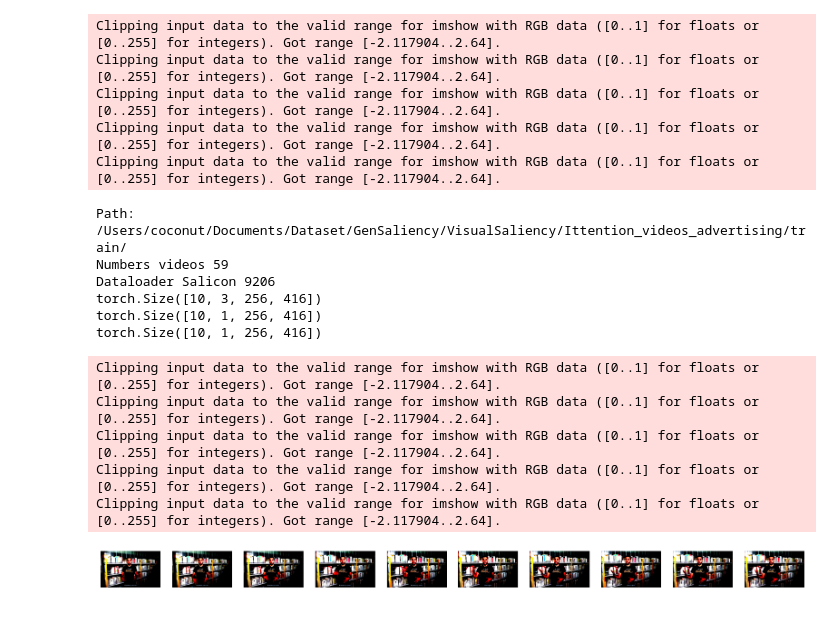
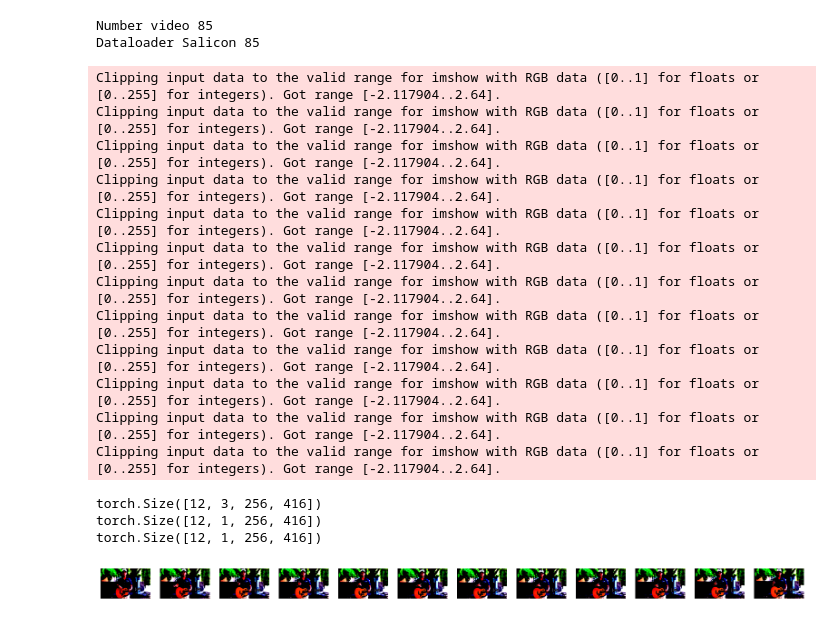
Before and after one commit to Ttibo/Unisal, a Jupyter notebook: dataloaders/test.ipynb, the cells around one changed output. Drawn from its saved outputs; the diff is of its cells as text; code cells hidden in the pictures.

Commit message:
salicon loader fix

```diff
--- a/dataloaders/test.ipynb
+++ b/dataloaders/test.ipynb
@@ -1,58 +1,60 @@
 # %%
 import importlib
-import VideoDatasetV2
-importlib.reload(VideoDatasetV2)
+import VideoDataset
+importlib.reload(VideoDataset)
 import random
-
-salicon_ = VideoDatasetV2.VideoDatasetV2(N = 10,  path="/Users/coconut/Documents/Dataset/GenSaliency/VisualSaliency/Ittention_videos_advertising/train/")
-
-# show output from dataloader
-print("Dataloader Salicon" , len(salicon_))
-img, sal, fix, _ = salicon_[1009]
-
-print(img.shape)
-print(sal.shape)
-print(fix.shape)
-# print(target_size)
 
 import torch
 import matplotlib.pyplot as plt
 import torchvision.transforms as T
 
 
 def show_images(tensor):
     # Vérifie que le tenseur a bien la forme attendue
-    assert tensor.shape == (10, 3, 256, 416), "Le tenseur doit être de la forme torch.Size([10, 3, 256, 416])"
-
     # Convertit les images en format acceptable pour matplotlib (de [C, H, W] à [H, W, C])
     to_pil_image = T.ToPILImage()
 
     # Crée une figure avec une seule ligne et 10 colonnes pour afficher les images
-    fig, axs = plt.subplots(1, 10, figsize=(20, 5))
+    fig, axs = plt.subplots(1, tensor.shape[0], figsize=(20, 5))
 
     # Parcours et affiche les 10 images
-    for i in range(10):
+    for i in range(tensor.shape[0]):
         ax = axs[i]                    # Sélectionne la sous-figure
         ax.imshow(tensor[i].permute(1,2,0))                 # Affiche l'image
         ax.axis('off')                 # Désactive les axes
 
     plt.show()
+
+
+dhf1k_ = VideoDataset.VideoDataset(  path="/Users/coconut/Documents/Dataset/GenSaliency/VisualSaliency/DHF1K/DHF1K/")
+
+# show output from dataloader
+print("Dataloader Salicon" , len(dhf1k_))
+for i in range(0 , len(dhf1k_)):
+    img, sal, fix, _ = dhf1k_[i]
+
+print(img.shape)
+print(sal.shape)
+print(fix.shape)
+# print(target_size)
+
 show_images(img)
 # %% [output]
-Clipping input data to the valid range for imshow with RGB data ([0..1] for floats or [0..255] for integers). Got range [-2.117904..2.64].
-Clipping input data to the valid range for imshow with RGB data ([0..1] for floats or [0..255] for integers). Got range [-2.117904..2.64].
-Clipping input data to the valid range for imshow with RGB data ([0..1] for floats or [0..255] for integers). Got range [-2.117904..2.64].
-Clipping input data to the valid range for imshow with RGB data ([0..1] for floats or [0..255] for integers). Got range [-2.117904..2.64].
-Clipping input data to the valid range for imshow with RGB data ([0..1] for floats or [0..255] for integers). Got range [-2.117904..2.64].
+Number video 85
+Dataloader Salicon 85
-Path: /Users/coconut/Documents/Dataset/GenSaliency/VisualSaliency/Ittention_videos_advertising/train/
-Numbers videos 59
-Dataloader Salicon 9206
-torch.Size([10, 3, 256, 416])
-torch.Size([10, 1, 256, 416])
-torch.Size([10, 1, 256, 416])
+Clipping input data to the valid range for imshow with RGB data ([0..1] for floats or [0..255] for integers). Got range [-2.117904..2.64].
+Clipping input data to the valid range for imshow with RGB data ([0..1] for floats or [0..255] for integers). Got range [-2.117904..2.64].
+Clipping input data to the valid range for imshow with RGB data ([0..1] for floats or [0..255] for integers). Got range [-2.117904..2.64].
+Clipping input data to the valid range for imshow with RGB data ([0..1] for floats or [0..255] for integers). Got range [-2.117904..2.64].
+Clipping input data to the valid range for imshow with RGB data ([0..1] for floats or [0..255] for integers). Got range [-2.117904..2.64].
+Clipping input data to the valid range for imshow with RGB data ([0..1] for floats or [0..255] for integers). Got range [-2.117904..2.64].
+Clipping input data to the valid range for imshow with RGB data ([0..1] for floats or [0..255] for integers). Got range [-2.117904..2.64].
+Clipping input data to the valid range for imshow with RGB data ([0..1] for floats or [0..255] for integers). Got range [-2.117904..2.64].
+Clipping input data to the valid range for imshow with RGB data ([0..1] for floats or [0..255] for integers). Got range [-2.117904..2.64].
+Clipping input data to the valid range for imshow with RGB data ([0..1] for floats or [0..255] for integers). Got range [-2.117904..2.64].
+Clipping input data to the valid range for imshow with RGB data ([0..1] for floats or [0..255] for integers). Got range [-2.117904..2.64].
+Clipping input data to the valid range for imshow with RGB data ([0..1] for floats or [0..255] for integers). Got range [-2.117904..2.64].
-Clipping input data to the valid range for imshow with RGB data ([0..1] for floats or [0..255] for integers). Got range [-2.117904..2.64].
-Clipping input data to the valid range for imshow with RGB data ([0..1] for floats or [0..255] for integers). Got range [-2.117904..2.64].
-Clipping input data to the valid range for imshow with RGB data ([0..1] for floats or [0..255] for integers). Got range [-2.117904..2.64].
-Clipping input data to the valid range for imshow with RGB data ([0..1] for floats or [0..255] for integers). Got range [-2.117904..2.64].
-Clipping input data to the valid range for imshow with RGB data ([0..1] for floats or [0..255] for integers). Got range [-2.117904..2.64].
+torch.Size([12, 3, 256, 416])
+torch.Size([12, 1, 256, 416])
+torch.Size([12, 1, 256, 416])
-[figure, old version]
+[figure, new version]
```
Also changed, not shown: parts of 2 cells of this notebook, 10 other files.
